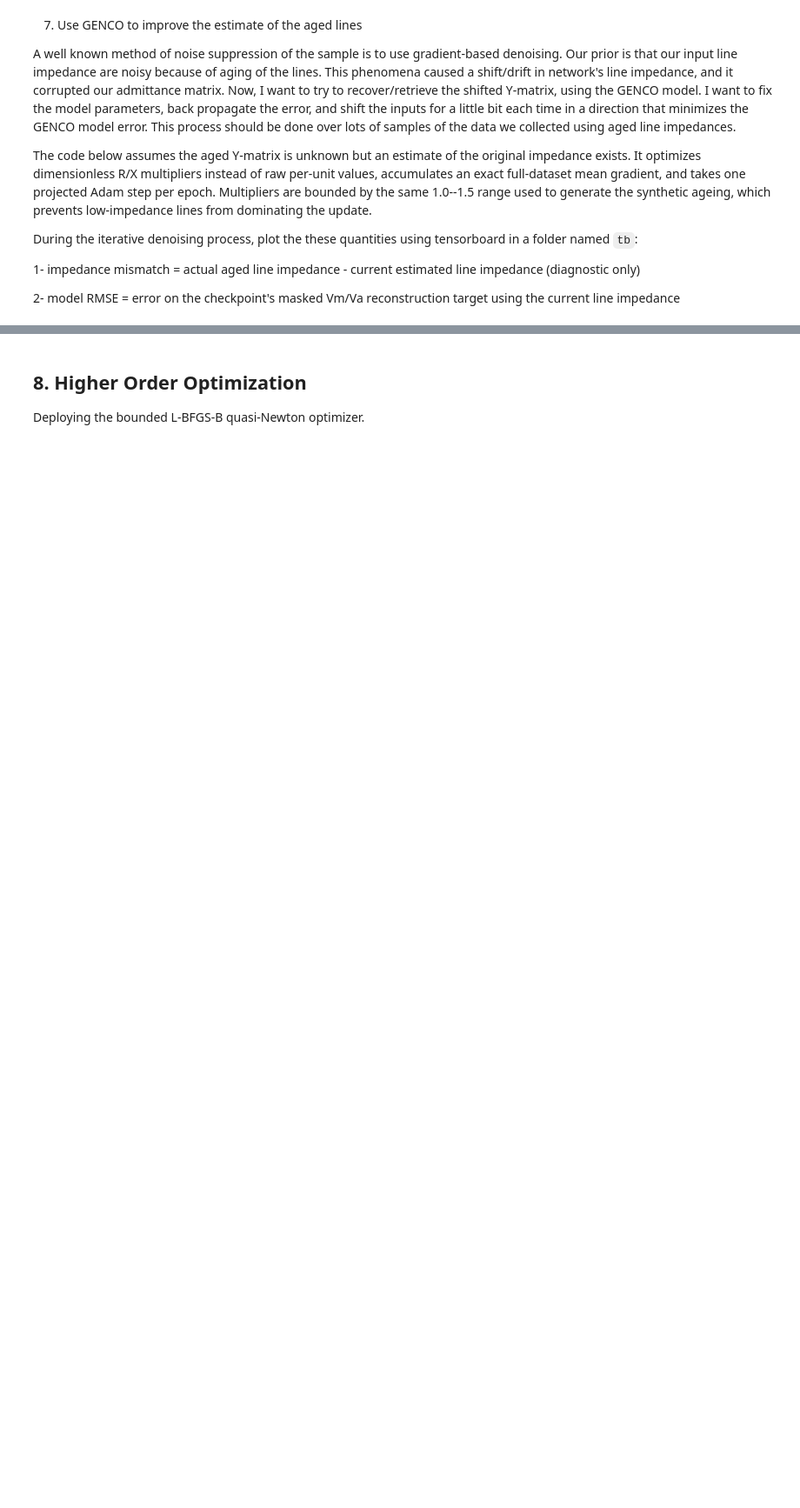
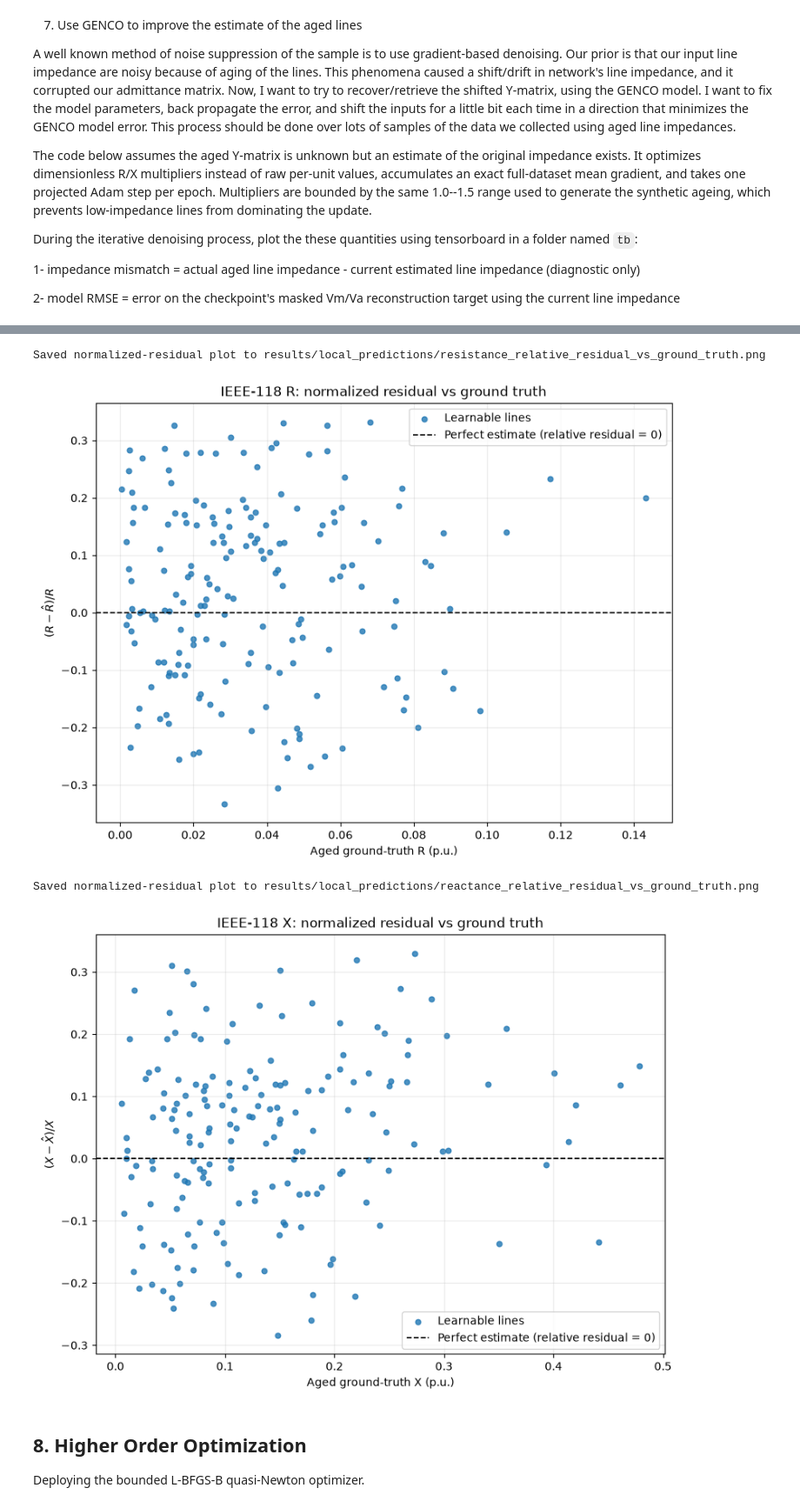
Before and after one commit to mohamad-hasan-sohan-ajini/genco-challenge, a Jupyter notebook: src/1_error_dist.ipynb, the cells around one changed output, grey strips where cells are left out. Shown at 87% size. Drawn from its saved outputs; the diff is of its cells as text; code cells hidden in the pictures; blank space fills up the shorter version.

```diff
--- a/src/1_error_dist.ipynb
+++ b/src/1_error_dist.ipynb
@@ -1127,3 +1204,66 @@ plot_impedance_component(
+# %%
+# Plot normalized impedance residuals against the aged ground truth.
+IMPEDANCE_DENOMINATOR_EPS = 1e-12
+
+
+def plot_impedance_relative_residual(component, symbol, output_name):
+    aged = impedance_result[f"actual_aged_{component}_pu"][plot_mask].numpy()
+    estimated = impedance_result[f"estimated_{component}_pu"][plot_mask].numpy()
+    valid = (
+        np.isfinite(aged)
+        & np.isfinite(estimated)
+        & (np.abs(aged) > IMPEDANCE_DENOMINATOR_EPS)
+    )
+    if not valid.any():
+        raise ValueError(f"No valid nonzero {symbol} values are available to plot")
+
+    aged = aged[valid]
+    estimated = estimated[valid]
+    relative_residual = (aged - estimated) / aged
+
+    fig, ax = plt.subplots(figsize=(8, 6), constrained_layout=True)
+    ax.scatter(
+        aged,
+        relative_residual,
+        s=22,
+        color="tab:blue",
+        alpha=0.8,
+        label="Learnable lines",
+    )
+    ax.axhline(
+        0.0,
+        color="black",
+        linestyle="--",
+        linewidth=1.2,
+        label="Perfect estimate (relative residual = 0)",
+    )
+    ax.set_title(f"IEEE-118 {symbol}: normalized residual vs ground truth")
+    ax.set_xlabel(f"Aged ground-truth {symbol} (p.u.)")
+    ax.set_ylabel(rf"$({symbol} - \hat{{{symbol}}}) / {symbol}$")
+    ax.grid(alpha=0.25)
+    ax.legend()
+
+    output_path = OUTPUT_DIR / output_name
+    fig.savefig(output_path, dpi=300, bbox_inches="tight")
+    print(f"Saved normalized-residual plot to {output_path}")
+    plt.show()
+
+
+plot_impedance_relative_residual(
+    "resistance",
+    "R",
+    "resistance_relative_residual_vs_ground_truth.png",
+)
+plot_impedance_relative_residual(
+    "reactance",
+    "X",
+    "reactance_relative_residual_vs_ground_truth.png",
+)
+# %% [output]
+Saved normalized-residual plot to results/local_predictions/resistance_relative_residual_vs_ground_truth.png
+[figure, added]
+Saved normalized-residual plot to results/local_predictions/reactance_relative_residual_vs_ground_truth.png
+[figure, added]
 # %% [markdown]
 ## 8. Higher Order Optimization
 
```
Also changed, not shown: parts of 5 cells of this notebook.
